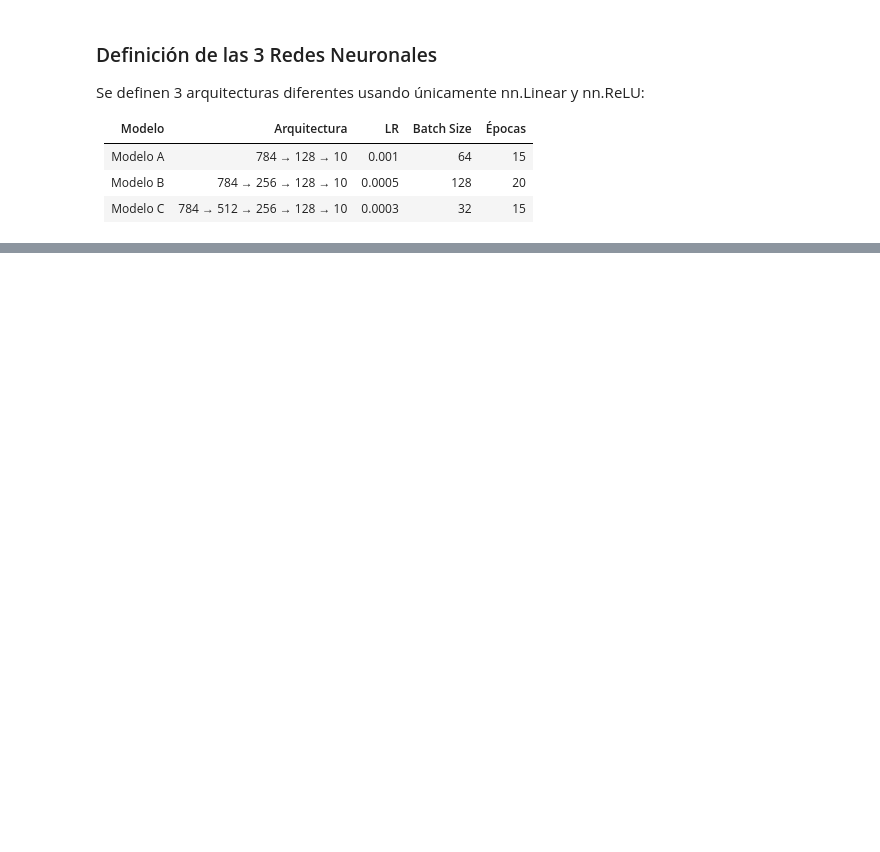
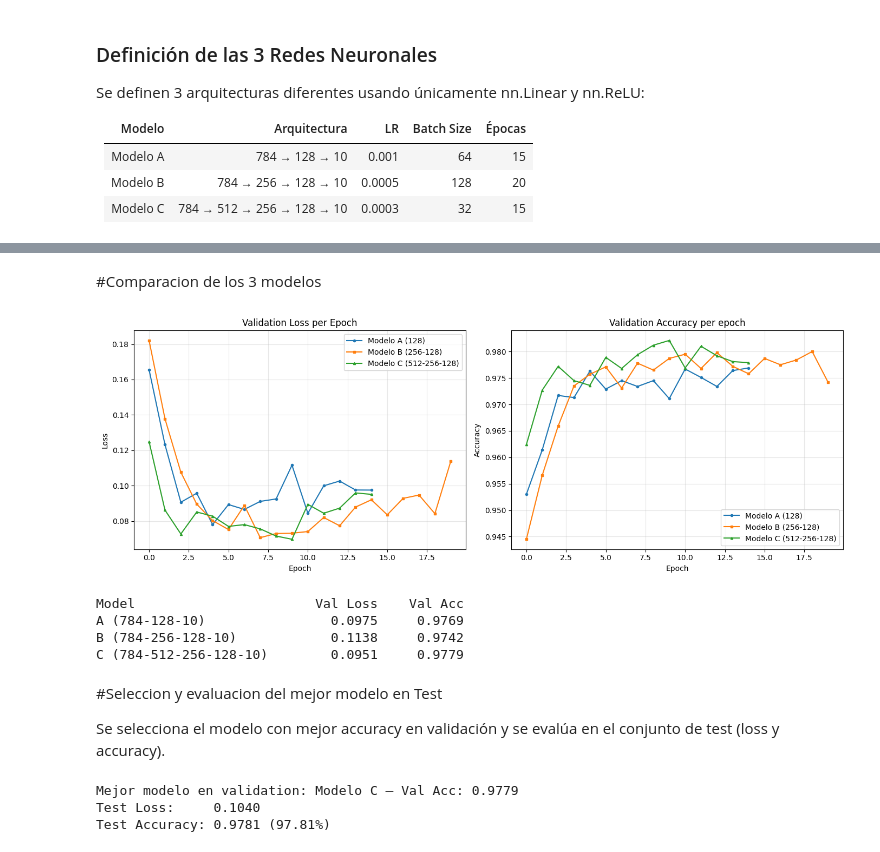
Before and after one commit to BernardoBremer/Inteligencia-Computacional-Cetys-, a Jupyter notebook: FeedForward.ipynb, the cells around one changed output, grey strips where cells are left out. Saved outputs shown, nothing was run; the diff lists cells and outputs as text; code cells hidden in the pictures; blank space fills up the shorter version.

```diff
--- a/FeedForward.ipynb
+++ b/FeedForward.ipynb
@@ -335,5 +99,0 @@ accuracy before training: 0.1668
-# %%
-mb_size = 256
-learning_rate = 0.0001
-epochs = 20
-train(model, epochs, mb_size, learning_rate)
@@ -387,0 +181,4 @@ display(f"Label: {y_test[random_idx].squeeze()}", f"Predicted: {y_pred[random_id
+# %%
+modelo_a = ModeloA()
+hist_a = entrenar_modelo(modelo_a, train_dataset, val_dataset,
+                         epochs=15, batch_size=64, learning_rate=0.001)
@@ -387,0 +201,4 @@ display(f"Label: {y_test[random_idx].squeeze()}", f"Predicted: {y_pred[random_id
+# %%
+modelo_b = ModeloB()
+hist_b = entrenar_modelo(modelo_b, train_dataset, val_dataset,
+                         epochs=20, batch_size=128, learning_rate=0.0005)
@@ -387,0 +221,4 @@ display(f"Label: {y_test[random_idx].squeeze()}", f"Predicted: {y_pred[random_id
+# %%
+modelo_c = ModeloC()
+hist_c = entrenar_modelo(modelo_c, train_dataset, val_dataset,
+                         epochs=15, batch_size=32, learning_rate=0.0003)
@@ -387,0 +239,60 @@ display(f"Label: {y_test[random_idx].squeeze()}", f"Predicted: {y_pred[random_id
+# %% [markdown]
+#Comparacion de los 3 modelos
+# %%
+fig, axes = plt.subplots(1, 2, figsize=(14, 5))
+
+axes[0].plot(hist_a['val_loss'], label='Modelo A (128)', marker='o', markersize=3)
+axes[0].plot(hist_b['val_loss'], label='Modelo B (256-128)', marker='s', markersize=3)
+axes[0].plot(hist_c['val_loss'], label='Modelo C (512-256-128)', marker='^', markersize=3)
+axes[0].set_xlabel('Epoch')
+axes[0].set_ylabel('Loss')
+axes[0].set_title('Validation Loss per Epoch')
+axes[0].legend()
+axes[0].grid(True, alpha=0.3)
+
+axes[1].plot(hist_a['val_acc'], label='Modelo A (128)', marker='o', markersize=3)
+axes[1].plot(hist_b['val_acc'], label='Modelo B (256-128)', marker='s', markersize=3)
+axes[1].plot(hist_c['val_acc'], label='Modelo C (512-256-128)', marker='^', markersize=3)
+axes[1].set_xlabel('Epoch')
+axes[1].set_ylabel('Accuracy')
+axes[1].set_title('Validation Accuracy per epoch')
+axes[1].legend()
+axes[1].grid(True, alpha=0.3)
+
+plt.tight_layout()
+plt.show()
+
+
+print(f"{'Model':<25} {'Val Loss':>10} {'Val Acc':>10}")
+print(f"{'A (784-128-10)':<25} {hist_a['val_loss'][-1]:>10.4f} {hist_a['val_acc'][-1]:>10.4f}")
+print(f"{'B (784-256-128-10)':<25} {hist_b['val_loss'][-1]:>10.4f} {hist_b['val_acc'][-1]:>10.4f}")
+print(f"{'C (784-512-256-128-10)':<25} {hist_c['val_loss'][-1]:>10.4f} {hist_c['val_acc'][-1]:>10.4f}")
+# %% [output]
+[figure, added]
+Model                       Val Loss    Val Acc
+A (784-128-10)                0.0975     0.9769
+B (784-256-128-10)            0.1138     0.9742
+C (784-512-256-128-10)        0.0951     0.9779
+# %% [markdown]
+#Seleccion y evaluacion del mejor modelo en Test
+
+Se selecciona el modelo con mejor accuracy en validación y se evalúa en el conjunto de test (loss y accuracy).
+# %%
+val_results = {
+    'Modelo A': hist_a['val_acc'][-1],
+    'Modelo B': hist_b['val_acc'][-1],
+    'Modelo C': hist_c['val_acc'][-1],
+}
+
+best_name = max(val_results, key=val_results.get)
+best_model = {'Modelo A': modelo_a, 'Modelo B': modelo_b, 'Modelo C': modelo_c}[best_name]
+
+test_loss, test_acc = evaluar_en_test(best_model, test_dataset)
+
+print(f"Mejor modelo en validation: {best_name} — Val Acc: {val_results[best_name]:.4f}")
+print(f"Test Loss:     {test_loss:.4f}")
+print(f"Test Accuracy: {test_acc:.4f} ({test_acc*100:.2f}%)")
+# %% [output]
+Mejor modelo en validation: Modelo C — Val Acc: 0.9779
+Test Loss:     0.1040
+Test Accuracy: 0.9781 (97.81%)
```
Also changed, not shown: parts of 44 cells of this notebook.
